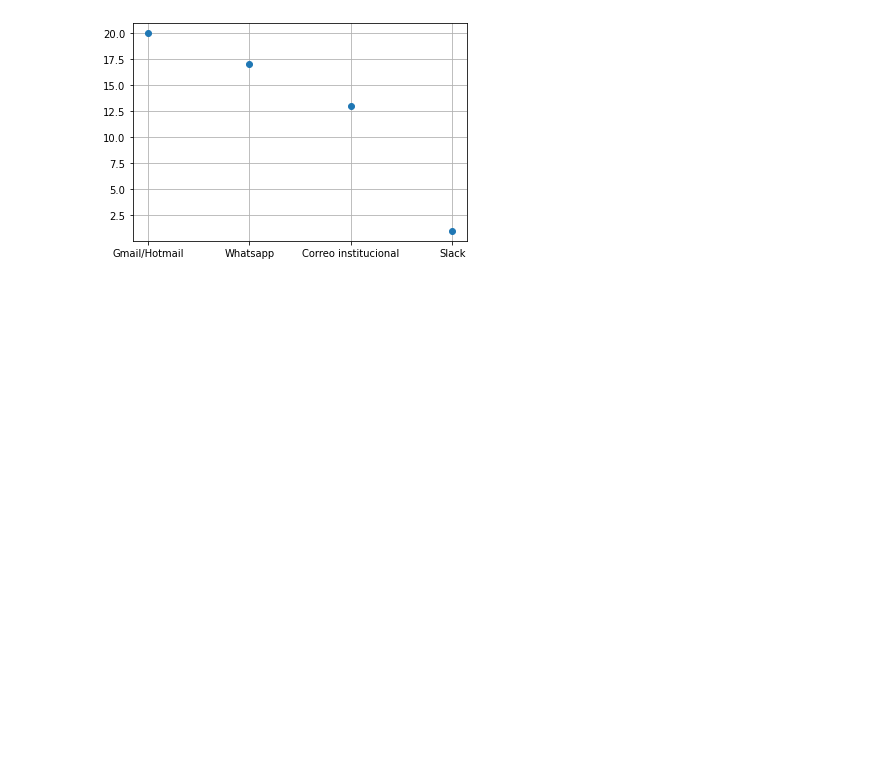
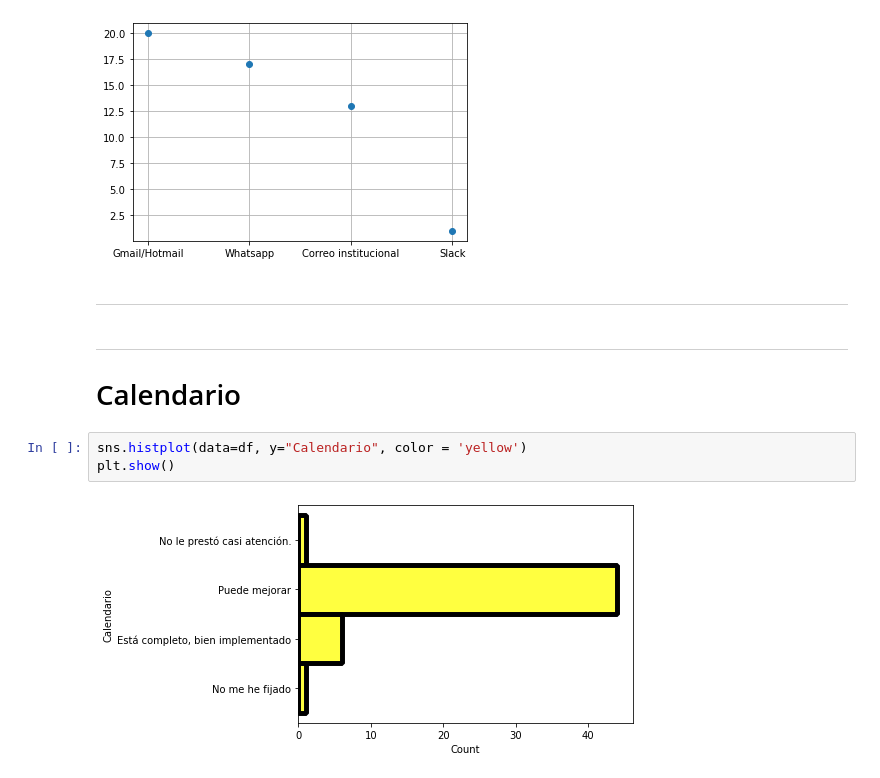
Before and after one commit to sebastianmora04/estadistica_j1, a Jupyter notebook: modelo.ipynb, the cells around one changed output. Saved outputs shown, nothing was run; the diff lists cells and outputs as text; blank space fills up the shorter version.

```diff
--- a/modelo.ipynb
+++ b/modelo.ipynb
@@ -291,3 +291,13 @@ plt.plot(y1,'o')
 plt.grid()
 # %% [output]
 [figure]
+# %% [markdown]
+------------------------------------
+# %% [markdown]
+-----------------
+# Calendario
+# %%
+sns.histplot(data=df, y="Calendario", color = 'yellow')
+plt.show()
+# %% [output]
+[figure, added]
```
